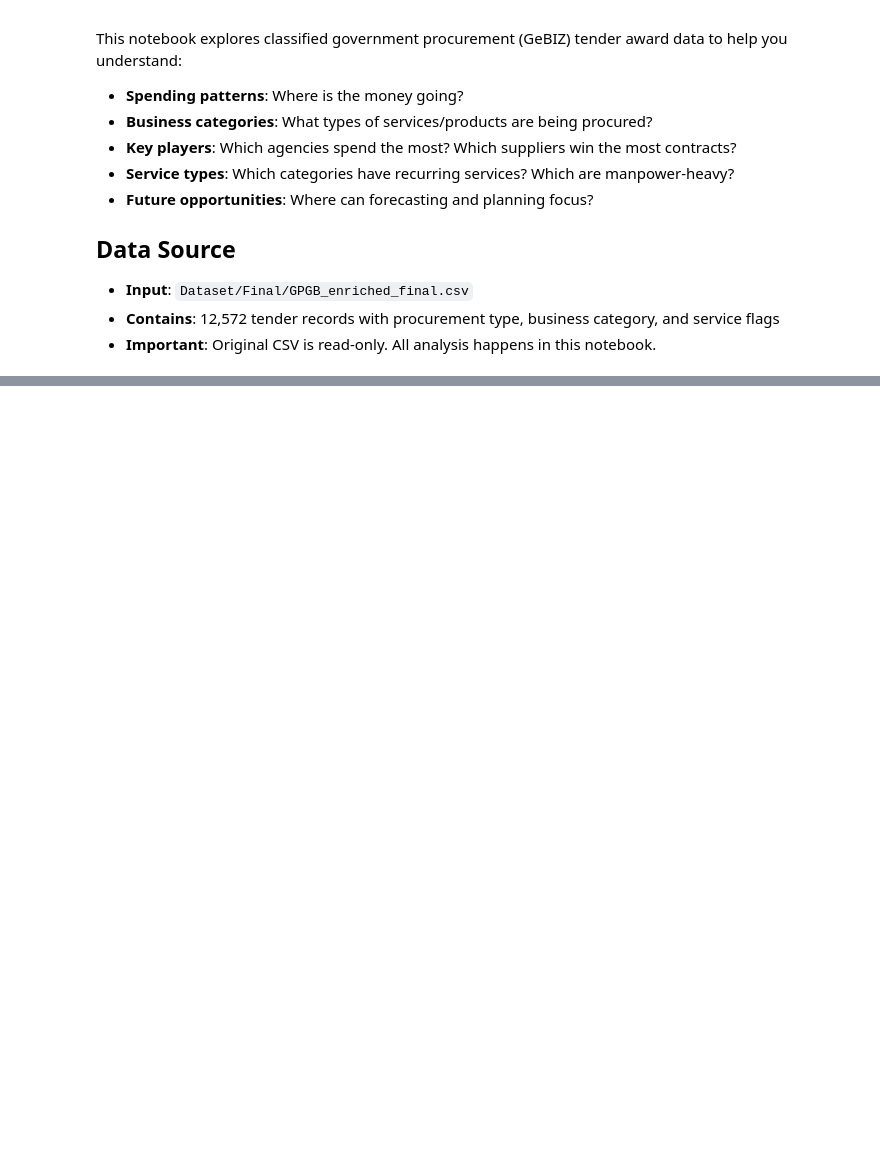
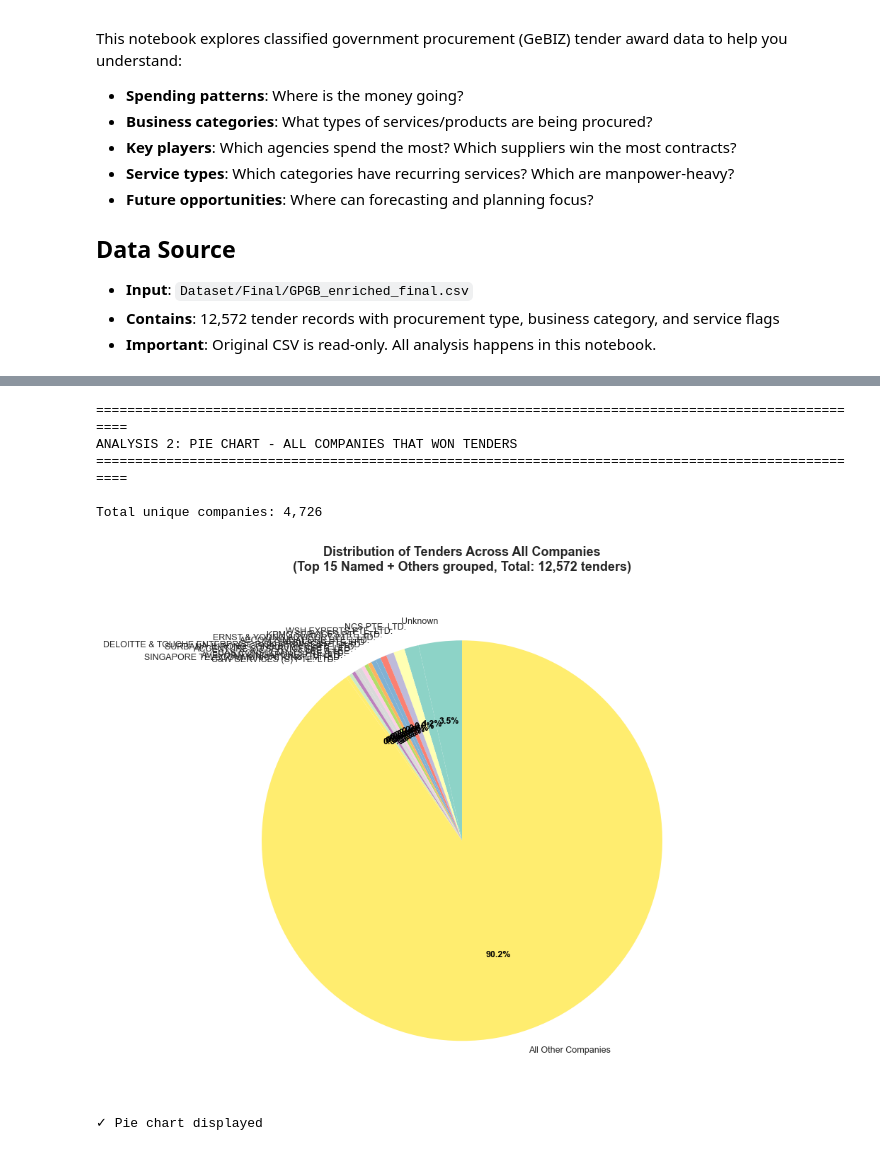
Before and after one commit to DrPinguJr/AntaresManagementServices, a Jupyter notebook: DataVisualisation.ipynb, the cells around one changed output, grey strips where cells are left out. Drawn from its saved outputs; the diff is of its cells as text; code cells hidden in the pictures; blank space fills up the shorter version.

Commit message:
feat(DAV): added more visualisation to the code so can see some simple data

```diff
--- a/DataVisualisation.ipynb
+++ b/DataVisualisation.ipynb
@@ -1182,0 +146,49 @@ print(f"{'='*80}\n")
+# %%
+print("\n" + "="*100)
+print("ANALYSIS 2: PIE CHART - ALL COMPANIES THAT WON TENDERS")
+print("="*100 + "\n")
+
+# Count all companies
+all_companies = df['supplier_name'].value_counts()
+print(f"Total unique companies: {len(all_companies):,}\n")
+
+# Create pie chart showing top 15 + "Others"
+fig, ax = plt.subplots(figsize=(14, 8))
+
+top_n = 15
+top_companies = all_companies.head(top_n)
+others_count = all_companies.iloc[top_n:].sum()
+
+if others_count > 0:
+    pie_data = pd.concat([top_companies, pd.Series({'All Other Companies': others_count})])
+else:
+    pie_data = top_companies
+
+colors = plt.cm.Set3(np.linspace(0, 1, len(pie_data)))
+wedges, texts, autotexts = ax.pie(pie_data.values, labels=pie_data.index, autopct='%1.1f%%',
+                                     colors=colors, startangle=90)
+
+ax.set_title(f"Distribution of Tenders Across All Companies\n(Top 15 Named + Others grouped, Total: {all_companies.sum():,} tenders)",
+             fontsize=13, fontweight='bold', pad=20)
+
+# Make percentage text readable
+for autotext in autotexts:
+    autotext.set_color('black')
+    autotext.set_fontsize(9)
+    autotext.set_fontweight('bold')
+
+for text in texts:
+    text.set_fontsize(9)
+
+plt.tight_layout()
+plt.show()
+
+print(f"✓ Pie chart displayed")
+# %% [output]
+====================================================================================================
+ANALYSIS 2: PIE CHART - ALL COMPANIES THAT WON TENDERS
+====================================================================================================
+
+Total unique companies: 4,726
+[figure, added]
+✓ Pie chart displayed
```
Also changed, not shown: parts of 33 cells of this notebook.
